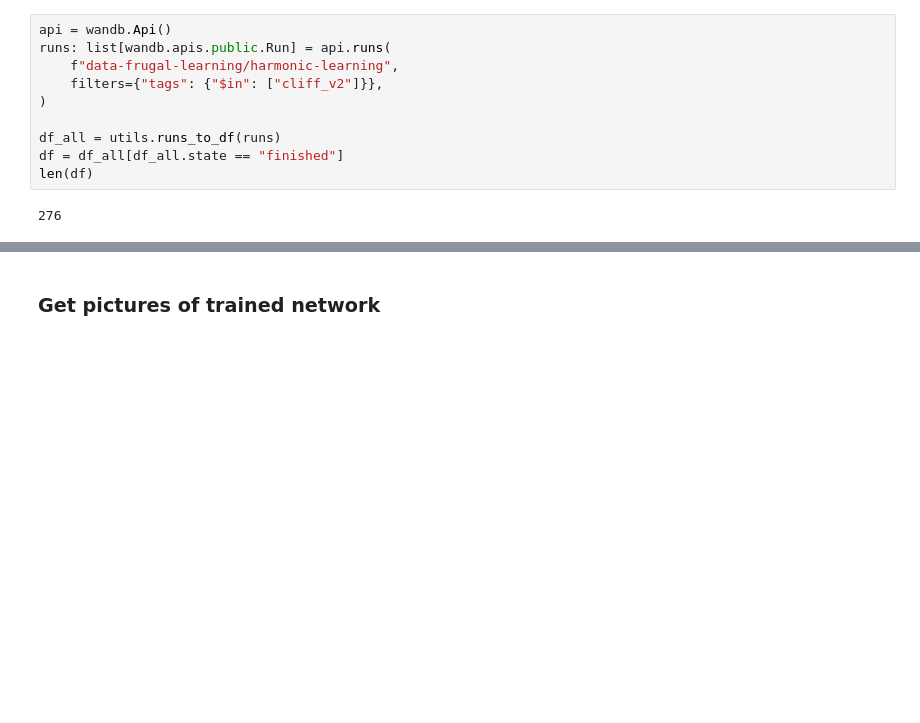
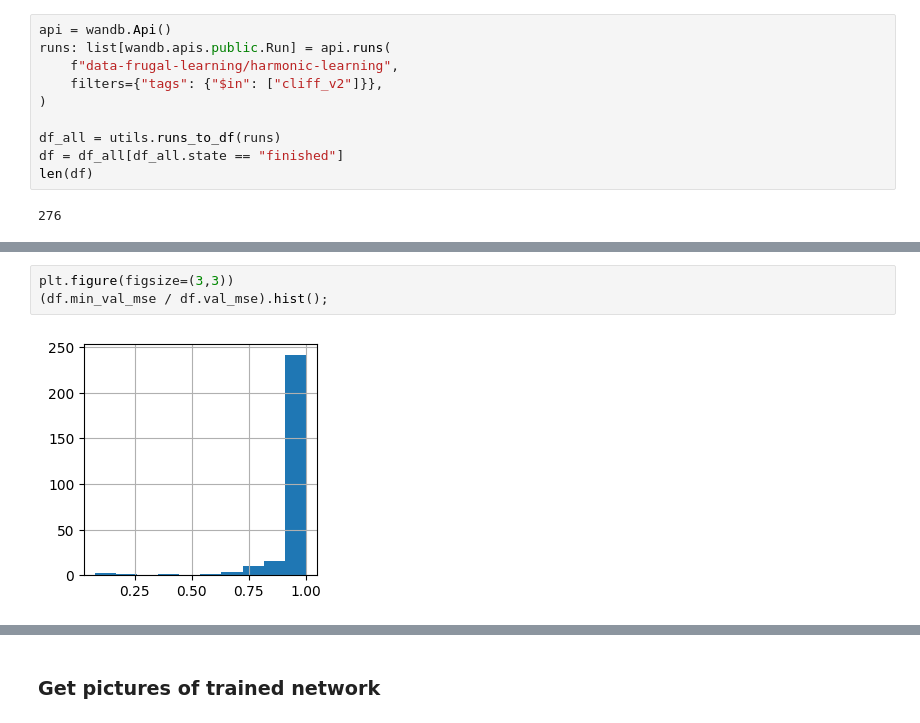
Before and after one commit to ed1d1a8d/scaling, a Jupyter notebook: notebooks/harmonics/nn-harmonic-learning.ipynb, the cells around one changed output, grey strips where cells are left out. Cells and saved outputs as stored; diff of their text form; blank space fills up the shorter version.

```diff
--- a/notebooks/harmonics/nn-harmonic-learning.ipynb
+++ b/notebooks/harmonics/nn-harmonic-learning.ipynb
@@ -39,0 +66,5 @@ len(df)
+# %%
+plt.figure(figsize=(3,3))
+(df.min_val_mse / df.val_mse).hist();
+# %% [output]
+[figure, added]
```
Also changed, not shown: parts of 7 cells of this notebook, 11 other files.
